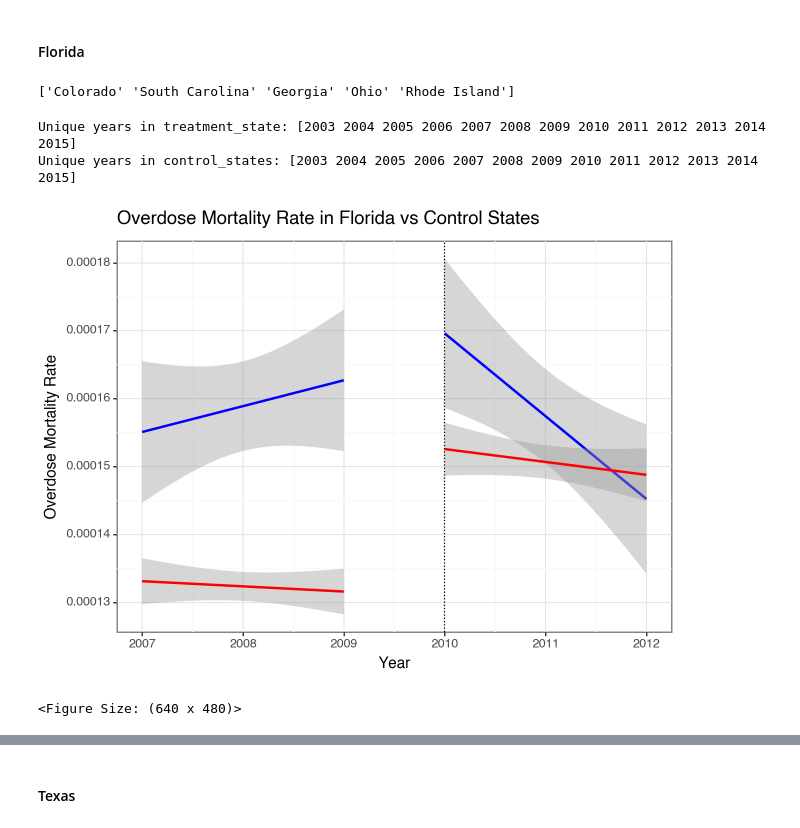
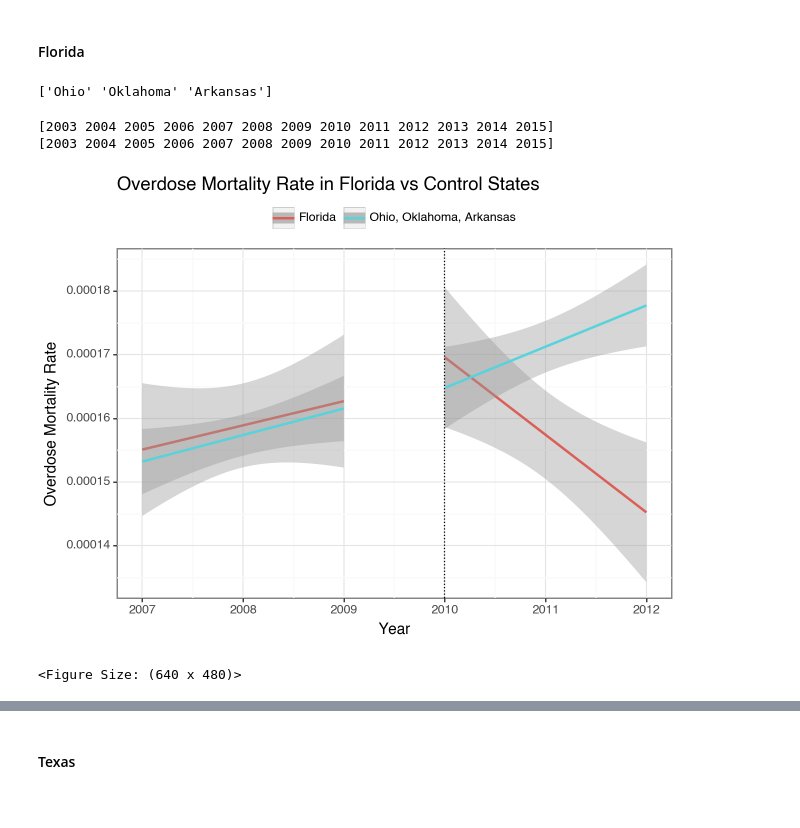
Before and after one commit to MIDS-at-Duke/opioid-2023-painkillers, a Jupyter notebook: 150_Final_Analysis/130_Code/Code_Draft/pre-post-diff-in-diff-draft.ipynb, the cells around one changed output, grey strips where cells are left out. Cells and saved outputs as stored; diff of their text form; code cells hidden in the pictures.

```diff
--- a/150_Final_Analysis/130_Code/Code_Draft/pre-post-diff-in-diff-draft.ipynb
+++ b/150_Final_Analysis/130_Code/Code_Draft/pre-post-diff-in-diff-draft.ipynb
@@ -409,0 +809,5 @@ control_states = merged[merged["STATE"].isin(washington_control)]
+# %%
+# Updated lists of control states for each treatment state
+florida_control = ["Ohio", "Oklahoma", "Arkansas"]
+washington_control = ["Oregon", "Massachusetts", "Maryland"]
+texas_control = ["Alabama", "South Carolina", "Tennessee"]
@@ -489,14 +923,14 @@ control_states = merged[merged["STATE"].isin(florida_control)]
 control_states_unique = control_states["STATE"].unique()
 print(control_states_unique)
 # %% [output]
-['Colorado' 'South Carolina' 'Georgia' 'Ohio' 'Rhode Island']
+['Ohio' 'Oklahoma' 'Arkansas']
 # %%
 # check
 print(treatment_state["Year"].unique())
 print(control_states["Year"].unique())
 # %% [output]
-Unique years in treatment_state: [2003 2004 2005 2006 2007 2008 2009 2010 2011 2012 2013 2014 2015]
-Unique years in control_states: [2003 2004 2005 2006 2007 2008 2009 2010 2011 2012 2013 2014 2015]
+[2003 2004 2005 2006 2007 2008 2009 2010 2011 2012 2013 2014 2015]
+[2003 2004 2005 2006 2007 2008 2009 2010 2011 2012 2013 2014 2015]
 # %%
 # Splitting into pre and post policy years for treatment and control groups
 treatment_pre = treatment_state[treatment_state["Year"] < 2010]
@@ -504,23 +938,45 @@ treatment_post = treatment_state[treatment_state["Year"] >= 2010]
 control_pre = control_states[control_states["Year"] < 2010]
 control_post = control_states[control_states["Year"] >= 2010]
 # %%
-# Creating the plot for Death Rate
+# Add a new 'Group' column
+treatment_pre["Group"] = "Florida"
+treatment_post["Group"] = "Florida"
+control_pre["Group"] = f"{', '.join(florida_control)}"
+control_post["Group"] = f"{', '.join(florida_control)}"
+
+# Combine all dataframes
+combined_df = pd.concat([treatment_pre, treatment_post, control_pre, control_post])
+
+# Filter the combined DataFrame for pre and post policy years
+combined_df_pre = combined_df[
+    combined_df["Year"] < 2010
+]  # Adjust based on policy year for Florida
+combined_df_post = combined_df[
+    combined_df["Year"] >= 2010
+]  # Adjust based on policy year for Florida
+
+# Plot Death Rate
 (
     ggplot()
-    + geom_smooth(treatment_pre, aes("Year", "Death Rate"), method="lm", color="blue")
-    + geom_smooth(treatment_post, aes("Year", "Death Rate"), method="lm", color="blue")
-    + geom_smooth(control_pre, aes("Year", "Death Rate"), method="lm", color="red")
-    + geom_smooth(control_post, aes("Year", "Death Rate"), method="lm", color="red")
-    + geom_vline(xintercept=2010, linetype="dotted")
+    + geom_smooth(
+        combined_df_pre, aes("Year", "Death Rate", color="Group"), method="lm"
+    )
+    + geom_smooth(
+        combined_df_post, aes("Year", "Death Rate", color="Group"), method="lm"
+    )
+    + geom_vline(xintercept=2010, linetype="dotted")  # Policy year line for Florida
     + xlab("Year")
     + ylab("Overdose Mortality Rate")
     + labs(title="Overdose Mortality Rate in Florida vs Control States")
     + scale_x_continuous(
         breaks=[2007, 2008, 2009, 2010, 2011, 2012], limits=[2007, 2012]
     )
     + theme_bw()
+    + theme(
+        legend_position="top", legend_box="horizontal", legend_title=element_blank()
+    )
 )
 # %% [output]
-[figure, old version]
+[figure, new version]
 <Figure Size: (640 x 480)>
 # %%
```
Also changed, not shown: parts of 50 cells of this notebook, 30 other files.
